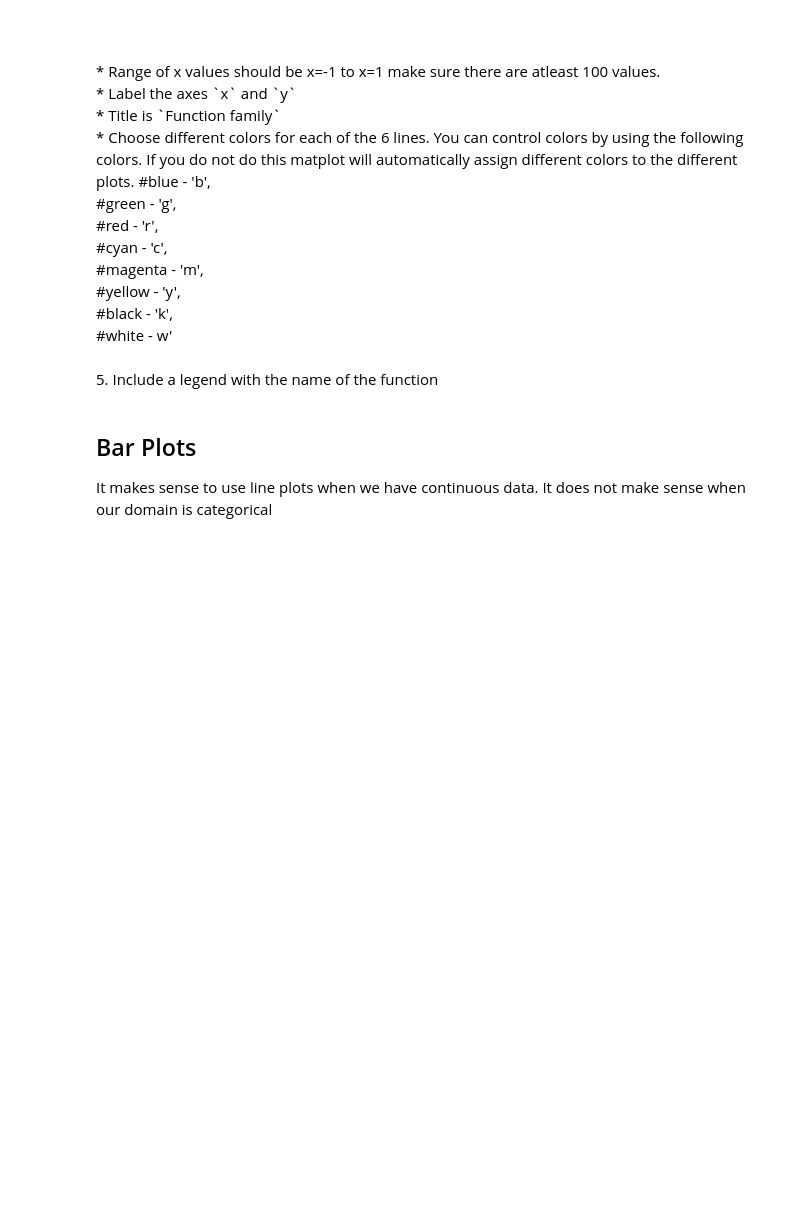
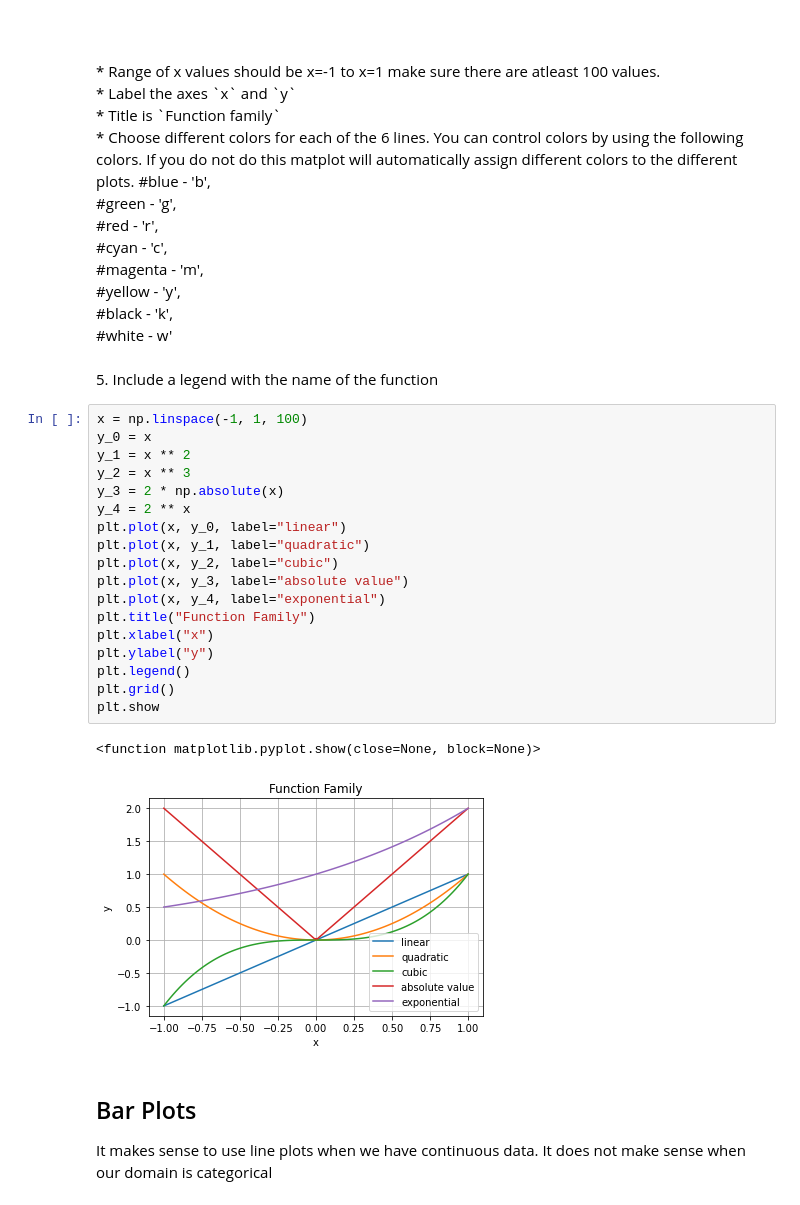
Before and after one commit to viksri98/Summer21, a Jupyter notebook: Matplotlib/matplotlib.ipynb, the cells around one changed output. Saved outputs shown, nothing was run; the diff lists cells and outputs as text; blank space fills up the shorter version.

```diff
--- a/Matplotlib/matplotlib.ipynb
+++ b/Matplotlib/matplotlib.ipynb
@@ -112,6 +122,27 @@ Make a plot that shows:
 #white - w'<br>
 <br>
 5. Include a legend with the name of the function <br>
+# %%
+x = np.linspace(-1, 1, 100)
+y_0 = x
+y_1 = x ** 2
+y_2 = x ** 3
+y_3 = 2 * np.absolute(x)
+y_4 = 2 ** x
+plt.plot(x, y_0, label="linear")
+plt.plot(x, y_1, label="quadratic")
+plt.plot(x, y_2, label="cubic")
+plt.plot(x, y_3, label="absolute value")
+plt.plot(x, y_4, label="exponential")
+plt.title("Function Family")
+plt.xlabel("x")
+plt.ylabel("y")
+plt.legend()
+plt.grid()
+plt.show
+# %% [output]
+<function matplotlib.pyplot.show(close=None, block=None)>
+[figure, added]
 # %% [markdown]
 ## Bar Plots
 It makes sense to use line plots when we have continuous data. It does not make sense when our domain is categorical
```
Also changed, not shown: parts of 5 cells of this notebook, 1 other file.
